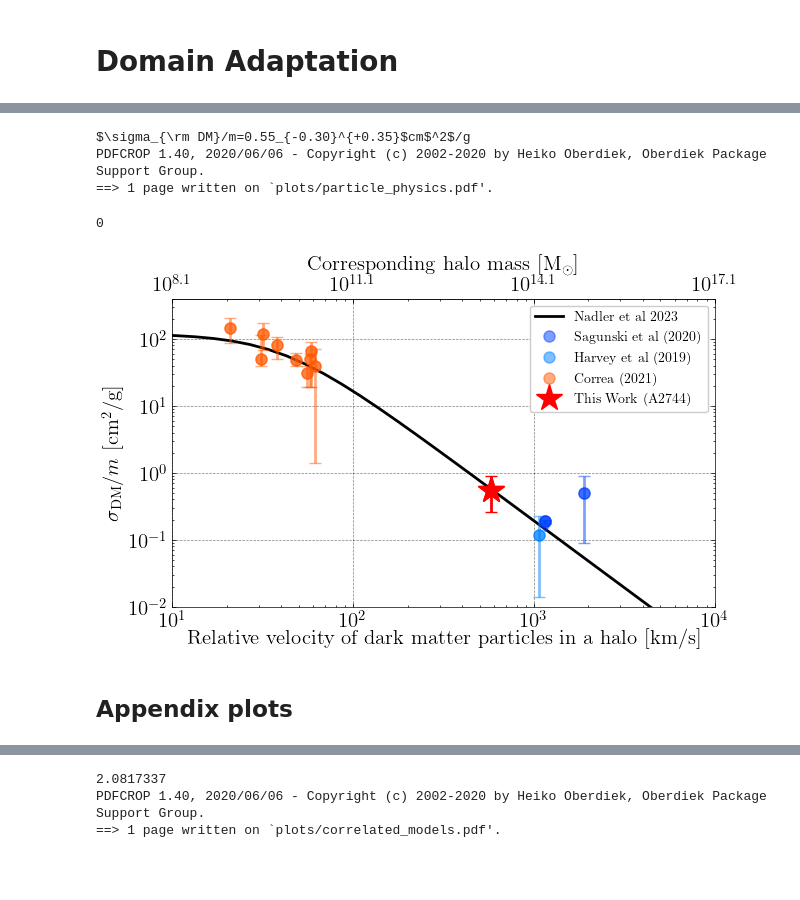
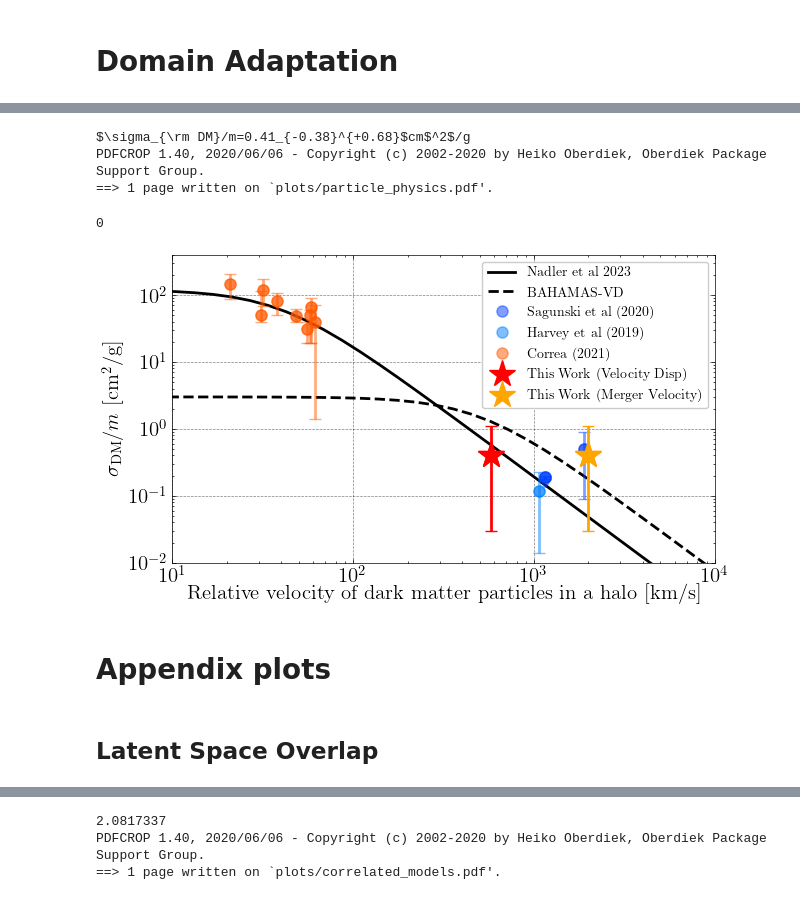
Before and after one commit to davidharvey1986/ml_a2744, a Jupyter notebook: notebooks/plots_for_paper.ipynb, the cells around one changed output, grey strips where cells are left out. Drawn from its saved outputs; the diff is of its cells as text; code cells hidden in the pictures; blank space fills up the shorter version.

```diff
--- a/notebooks/plots_for_paper.ipynb
+++ b/notebooks/plots_for_paper.ipynb
@@ -486,0 +586,18 @@ Show the consistency with simulations plot - requires (both found in respexctive
+# %%
+obs_meta, obs_data = pkl.load(open(f"../data/100/a2744/obs_data_concat.pkl","rb"))
+obs_cat = combine_catalogues(
+    "../data/100/a2744/a2744_f115w_filtered.fits",
+    "../data/100/a2744/a2744_f150w_filtered.fits"
+)
+
+
+if np.max(obs_cat['x']) > 1000:
+    ra,dec = ra_dec_to_simulation_image_pos( obs_cat)
+    obs_cat['x'] = ra
+    obs_cat['y'] = dec
+image_size  = 100
+obs_kappa_e, obs_kappa_b = get_kappa(
+    obs_cat, smooth=1.5, correct_for_ngal=True, extent=[
+                    -image_size//2,image_size//2,-image_size//2,image_size//2
+                ]
+)
@@ -681,6 +1066,7 @@ ax = plt.gca()
 x = np.logspace(0,5)
 
 ax.plot( x, sigma_vd( x, 120,40),  lw=2, color='k', label='Nadler et al 2023')
+ax.plot( x, sigma_vd( x, 3,500),  '--', lw=2, color='k', label='BAHAMAS-VD')
 
 
 ax.set_ylabel('$\sigma_{\\rm DM}/m$ [cm$^2$/g]', fontsize=15, wrap=True)
@@ -700,61 +1086,66 @@ def m_to_v(m):
     return v
 
 # Create top axis linked via transformation
-top = ax.secondary_xaxis('top', functions=(v_to_m, m_to_v))
-top.set_xscale('log')
-top.set_xlabel('Corresponding halo mass [$\\rm M_\odot$]', fontsize=15)
+#top = ax.secondary_xaxis('top', functions=(v_to_m, m_to_v))
+#top.set_xscale('log')
+#top.set_xlabel('Corresponding halo mass [$\\rm M_\odot$]', fontsize=15)
 #plt.text(0.5, 1.5, 'Corresponding halo mass [$\\rm M_\odot$]', fontsize=15,
 #         transform=top.transAxes, ha='center', va='bottom')
 
 
 bottom_ticks = ax.get_xticks()                   # e.g., [1, 10, 100, ...]
-top_ticks = v_to_m(bottom_ticks)                 # positions on top axis that correspond
-top.set_xticks(top_ticks)
+#top_ticks = v_to_m(bottom_ticks)                 # positions on top axis that correspond
+#top.set_xticks(top_ticks)
 
 # Optional: set nice tick labels (e.g., log10 of mass) — choose whatever formatting you want:
-top.set_xticklabels([f"{t:.1e}" for t in top_ticks])
+#top.set_xticklabels([f"{t:.1e}" for t in top_ticks])
 def sci_notation(x, pos):
     if x == 0:
         return "0"
     exp = np.log10(x)
     #pre = 10**(np.log10(x) - exp)
 
     return rf"$10^{{{exp:.01f}}}$"  # e.g., 10^10, 10^11
 
-top.xaxis.set_major_formatter(FuncFormatter(sci_notation))
+#top.xaxis.set_major_formatter(FuncFormatter(sci_notation))
 #top.set_xlabel("Halo Mass $[M_\odot]$", fontsize=12)
 ax.tick_params(axis='both', labelsize=15)
-top.tick_params(axis='both',  labelsize=15)
+#top.tick_params(axis='both',  labelsize=15)
 
 plot_constraints( ax=ax, select_these=['Dwarf_correa21','cluster_harvey19','sagunski'],
                 labels={'Dwarf_correa21':'Correa (2021)','cluster_harvey19':'Harvey et al (2019)', 'sagunski':'Sagunski et al (2020)'})
 
-lower_constraints =  {'range':[1e9,1e10],'error':40.,'label':'WP1', 'plotargs':{'ls':':','color':'k', 'lw':3}}
-intermediate_constraints = {'range':[3e12,8e12],'error':1.,'label':'WP1', 'plotargs':{'ls':'-','color':'k', 'lw':3}}
-upper_constraints = {'range':[3e14,3e15],'error':0.05,'label':'WP2', 'plotargs':{'ls':'-','color':'k', 'lw':3}}
 
 #plot_constraints( intermediate_constraints,upper_constraints, lower_constraints)
 
 velocity_disp = [522, 633]
 #velocity_disp = [1750, 1750]
+velocity_merg = [2000,2000]
+ax.plot( np.mean(velocity_disp), max_like, '*',
+            markersize=20, color='red', lw=2, label='This Work (Velocity Disp)')
 
-ax.plot( np.mean(velocity_disp), max_like, '*',
-            markersize=20, color='red', lw=2, label='This Work (A2744)')
+ax.plot( np.mean(velocity_merg), max_like, '*',
+            markersize=20, color='orange', lw=2, label='This Work (Merger Velocity)')
+
 ax.errorbar( np.mean(velocity_disp), max_like, yerr=error[:,None],
             markersize=20, color='red', fmt='*', capsize=4, lw=2)
 
+ax.errorbar( np.mean(velocity_merg), max_like, yerr=error[:,None],
+            markersize=20, color='orange', fmt='*', capsize=4, lw=2)
 print(f"$\sigma_{{\\rm DM}}/m={max_like.real:0.2f}_{{-{error[0].real:0.2f}}}^{{+{error[1].real:0.2f}}}$cm$^2$/g")
 # get handles
 ax.legend()
 fname = "plots/particle_physics.pdf"
 plt.savefig(fname)
 os.system(f"pdfcrop {fname} {fname}")
 # %% [output]
-$\sigma_{\rm DM}/m=0.55_{-0.30}^{+0.35}$cm$^2$/g
+$\sigma_{\rm DM}/m=0.41_{-0.38}^{+0.68}$cm$^2$/g
 PDFCROP 1.40, 2020/06/06 - Copyright (c) 2002-2020 by Heiko Oberdiek, Oberdiek Package Support Group.
 ==> 1 page written on `plots/particle_physics.pdf'.
 0
-[figure, old version]
+[figure, new version]
 # %% [markdown]
-## Appendix plots
+# Appendix plots
+# %% [markdown]
+## Latent Space Overlap
 # %%
```
Also changed, not shown: parts of 44 cells of this notebook, 22 other files.
